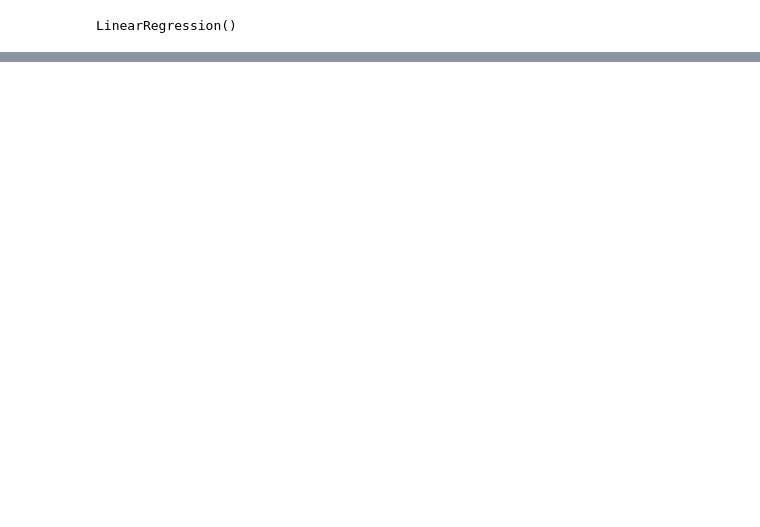
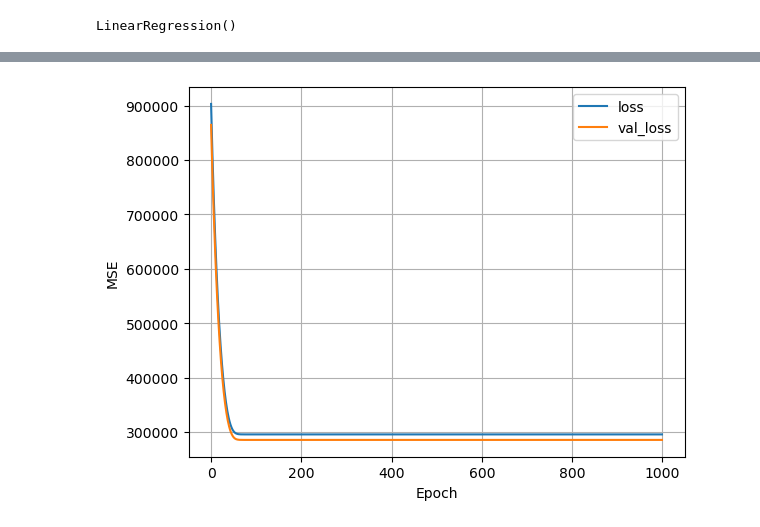
Before and after one commit to akibahmed229/development-of-intelligent, a Jupyter notebook: MachineLearning/Bikes-regression-Example.ipynb, the cells around one changed output, grey strips where cells are left out. Cells and saved outputs as stored; diff of their text form; code cells hidden in the pictures; blank space fills up the shorter version.

```diff
--- a/MachineLearning/Bikes-regression-Example.ipynb
+++ b/MachineLearning/Bikes-regression-Example.ipynb
@@ -154,0 +253,40 @@ plt.show()
+# %%
+# Normalization layer for the input data (temperature).
+# It expects input data with shape (1,), meaning one feature (temperature) per sample.
+temp_normalizer = keras.layers.Normalization(input_shape=(1,), axis=None)
+
+# Adapt the normalizer to the training data (i.e., calculate mean and variance from the training data).
+temp_normalizer.adapt(x_train_temp)
+# %%
+# Create a simple regression model using a Sequential Keras model.
+# The model has two layers:
+# - First, the normalization layer to normalize the input data.
+# - Second, a dense layer with 1 output node, as this is a regression problem (predicting 'bike_count').
+temp_rnn_model = keras.Sequential([
+    temp_normalizer,         # Normalizes the input temperature data
+    keras.layers.Dense(1)    # Dense layer with 1 node for predicting 'bike_count'
+])
+
+# Compile the model specifying the optimizer (Adam) and the loss function (Mean Squared Error).
+# - Adam optimizer with a higher learning rate (0.1) is used to adjust weights during training.
+# - Mean Squared Error (MSE) is used as the loss function, common in regression tasks.
+temp_rnn_model.compile(optimizer=keras.optimizers.Adam(learning_rate=0.1), loss="mean_squared_error")
+# %%
+# Train the model on the training data.
+# - 'x_train_temp' is the input temperature data reshaped to be 2D, since Keras expects a 2D array for training.
+# - 'y_train_temp' is the target bike count data.
+# - 'epochs=1000' means the model will run for 1000 training iterations.
+# - 'validation_data' is provided for validation during training (temperature and bike count for validation set).
+history = temp_rnn_model.fit(
+    x_train_temp,  # Input feature: temperature (reshaped to 2D)
+    y_train_temp,  # Target: bike count
+    verbose=0,     # Suppress training output
+    epochs=1000,   # Train for 1000 epochs
+    validation_data=(x_valid_temp, y_valid_temp)  # Validation set (temperature, bike count)
+)
+# %%
+# Plot the loss over epochs using the `plot_loss` function (not shown here).
+# This will give a visual representation of how the training and validation loss evolve over time.
+plot_loss(history)
+# %% [output]
+[figure, added]
```
Also changed, not shown: parts of 42 cells of this notebook, 1 other file.
